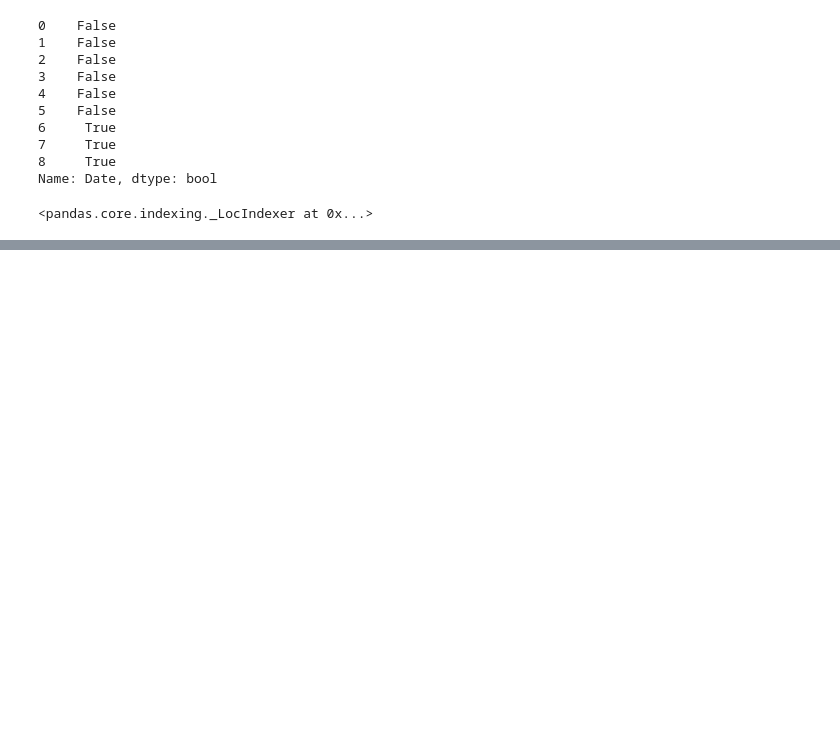
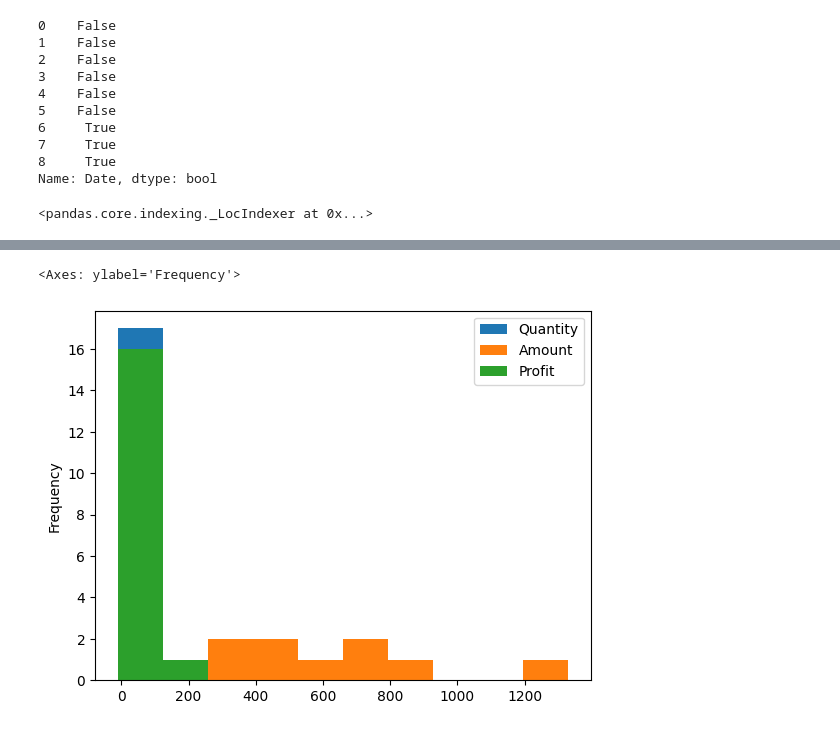
Before and after one commit to 960Subhamsingh/Data-Sciences, a Jupyter notebook: pandas/04-Filtering/Pandas-Demo.ipynb, the cells around one changed output, grey strips where cells are left out. Cells and saved outputs as stored; diff of their text form; code cells hidden in the pictures; blank space fills up the shorter version.

```diff
--- a/pandas/04-Filtering/Pandas-Demo.ipynb
+++ b/pandas/04-Filtering/Pandas-Demo.ipynb
@@ -72,0 +257,5 @@ stocks.loc
+# %%
+da.plot.hist(bins = 10)
+# %% [output]
+<Axes: ylabel='Frequency'>
+[figure, added]
```
Also changed, not shown: parts of 24 cells of this notebook, 4 other files.
